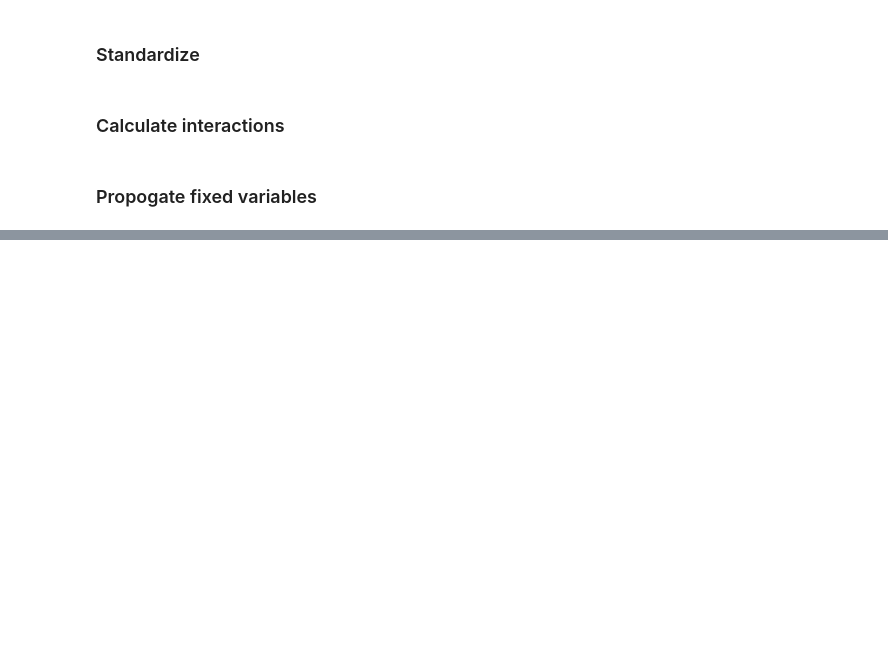
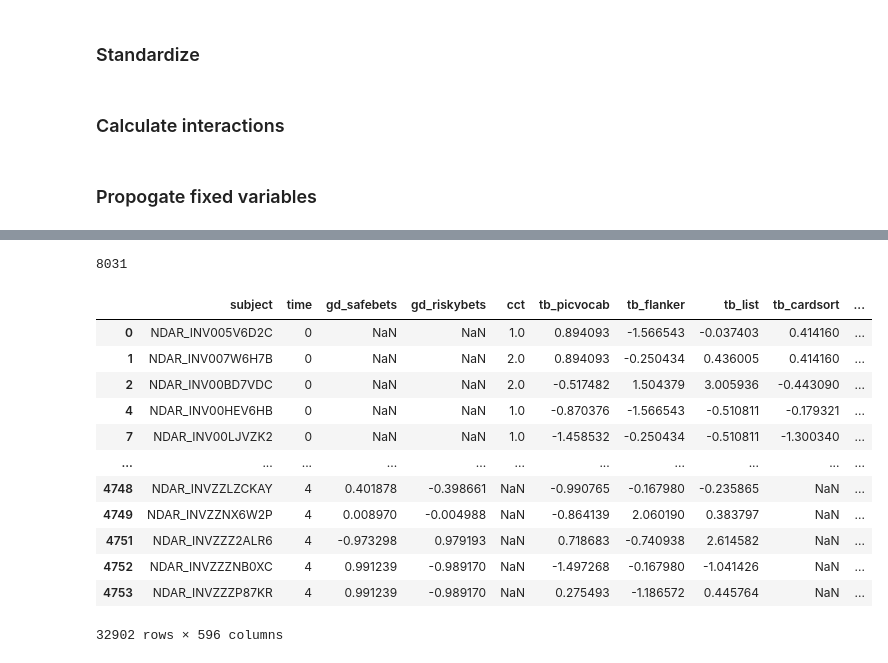
Before and after one commit to ra2yamamoto/abcd-extraction, a Jupyter notebook: main_cleaning.ipynb, the cells around one changed output, grey strips where cells are left out. Drawn from its saved outputs; the diff is of its cells as text; code cells hidden in the pictures; blank space fills up the shorter version.

```diff
--- a/main_cleaning.ipynb
+++ b/main_cleaning.ipynb
@@ -81,0 +86,19 @@ final_clean_data = final_clean_data.convert_dtypes(convert_string=False)
+# %%
+final_clean_data["ale_ksads_sum_score_p"] = (
+  final_clean_data["car_accident_hurt_p"] +
+  final_clean_data["big_accident_need_treatment_p"] +
+  final_clean_data["fire_victim_p"] +
+  final_clean_data["natural_disaster_victim_p"] +
+  final_clean_data["terrorism_victim_p"] +
+  final_clean_data["war_death_witness_p"] +
+  final_clean_data["stabbing_shooting_witness_p"] +
+  final_clean_data["stabbing_shooting_victim_community_p"] +
+  final_clean_data["stabbing_shooting_victim_home_p"] +
+  final_clean_data["beating_victim_home_p"] +
+  final_clean_data["stranger_threatened_child_victim_p"] +
+  final_clean_data["family_threatened_child_victim_p"] +
+  final_clean_data["adult_family_fighting_victim_p"] +
+  final_clean_data["domestic_child_sexually_abuse_victim_p"] +
+  final_clean_data["foreign_child_sexually_abuse_victim_p"] +
+  final_clean_data["peer_child_sexually_abuse_victim_p"] +
+  final_clean_data["sudden_death_in_family_p"])
@@ -81,0 +175,24 @@ final_clean_data = final_clean_data.convert_dtypes(convert_string=False)
+# %%
+def filter_var_func (x):
+  return lambda time_points: not time_points[x].any(axis=None)
+# %%
+# family conflict
+
+fam_conflict = grouping.filter(filter_var_func(["frequent_family_conflict_p"]))
+print(fam_conflict["subject"].nunique())
+fam_conflict
+# %% [output]
+8031
+|  | subject | time | gd_safebets | gd_riskybets | cct | tb_picvocab | tb_flanker | tb_list | tb_cardsort | ... |
+| 0 | NDAR_INV005V6D2C | 0 | NaN | NaN | 1.0 | 0.894093 | -1.566543 | -0.037403 | 0.414160 | ... |
+| 1 | NDAR_INV007W6H7B | 0 | NaN | NaN | 2.0 | 0.894093 | -0.250434 | 0.436005 | 0.414160 | ... |
+| 2 | NDAR_INV00BD7VDC | 0 | NaN | NaN | 2.0 | -0.517482 | 1.504379 | 3.005936 | -0.443090 | ... |
+| 4 | NDAR_INV00HEV6HB | 0 | NaN | NaN | 1.0 | -0.870376 | -1.566543 | -0.510811 | -0.179321 | ... |
+| 7 | NDAR_INV00LJVZK2 | 0 | NaN | NaN | 1.0 | -1.458532 | -0.250434 | -0.510811 | -1.300340 | ... |
+| ... | ... | ... | ... | ... | ... | ... | ... | ... | ... | ... |
+| 4748 | NDAR_INVZZLZCKAY | 4 | 0.401878 | -0.398661 | NaN | -0.990765 | -0.167980 | -0.235865 | NaN | ... |
+| 4749 | NDAR_INVZZNX6W2P | 4 | 0.008970 | -0.004988 | NaN | -0.864139 | 2.060190 | 0.383797 | NaN | ... |
+| 4751 | NDAR_INVZZZ2ALR6 | 4 | -0.973298 | 0.979193 | NaN | 0.718683 | -0.740938 | 2.614582 | NaN | ... |
+| 4752 | NDAR_INVZZZNB0XC | 4 | 0.991239 | -0.989170 | NaN | -1.497268 | -0.167980 | -1.041426 | NaN | ... |
+| 4753 | NDAR_INVZZZP87KR | 4 | 0.991239 | -0.989170 | NaN | 0.275493 | -1.186572 | 0.445764 | NaN | ... |
+32902 rows × 596 columns
```
Also changed, not shown: parts of 18 cells of this notebook, 7 other files.
